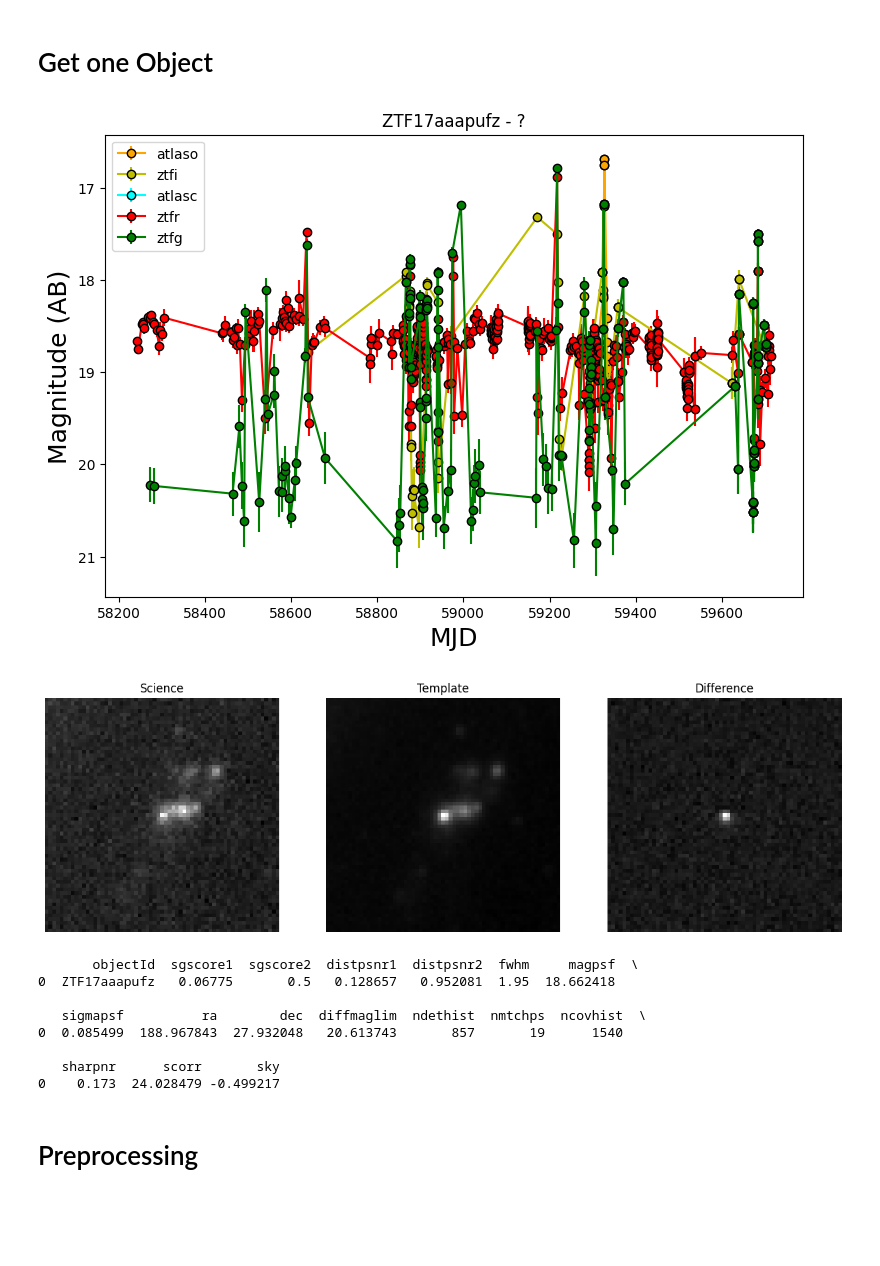
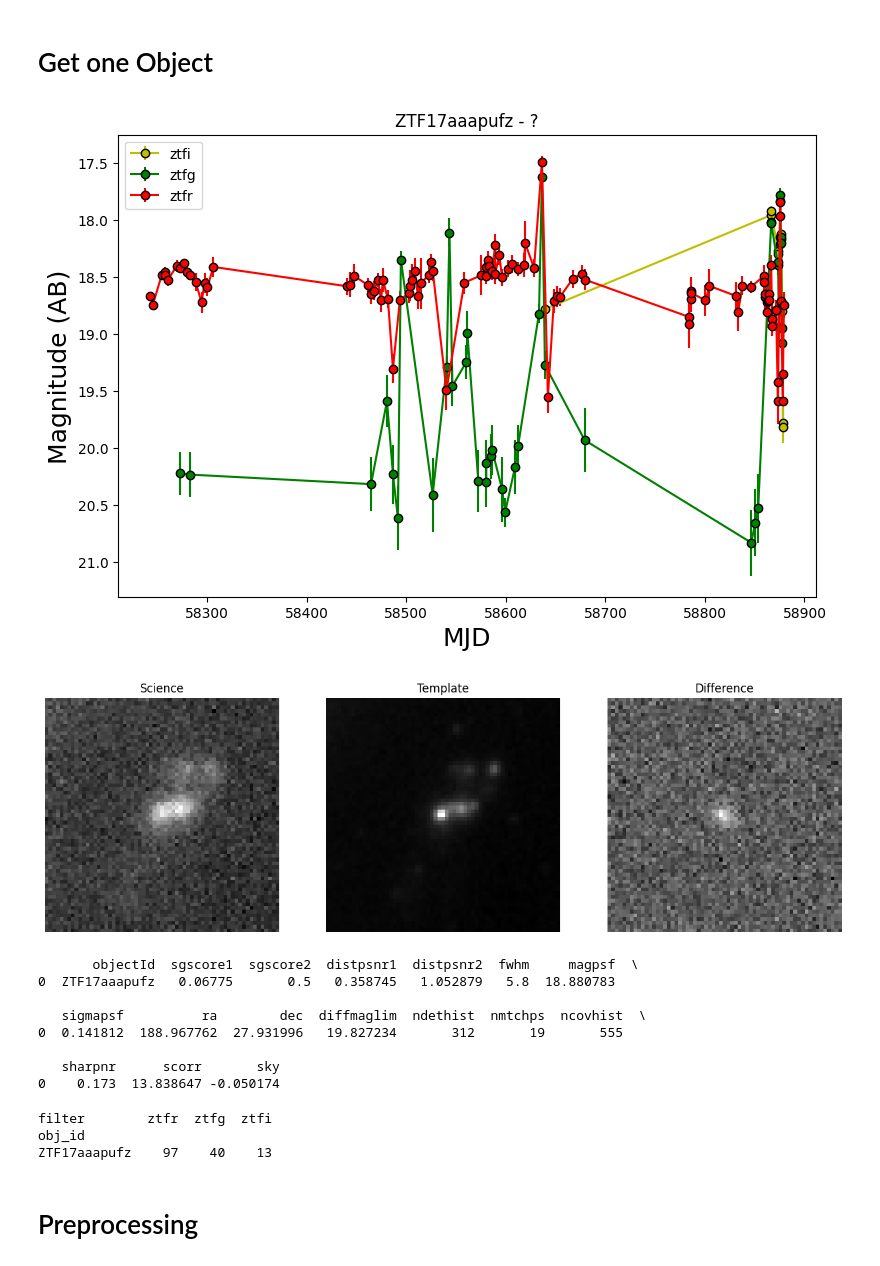
Before and after one commit to theobonzi/ML_skyportal, a Jupyter notebook: run_kowalski.ipynb, the cells around one changed output. Cells and saved outputs as stored; diff of their text form; code cells hidden in the pictures; blank space fills up the shorter version.

Commit message:
add plot, sn other

```diff
--- a/run_kowalski.ipynb
+++ b/run_kowalski.ipynb
@@ -25,5 +27,5 @@ importlib.reload(plot_evaluation)
 # %%
-path = 'data_kowalski/'
-kowalski.get_data_from_kowalski(nb_obj=20, dataDir=path)
+path = '/media/theob/E/ML_project_data/data_kowalski/'
+kowalski.get_data_from_kowalski(all=True, dataDir=path)
 # %% [output]
 Connected to Kowalski
@@ -53,16 +74,16 @@ photo_df, object_alerts = kowalski.load_kowalski_data(objIds[0], path)
 # %% [markdown]
 # Get one Object
 # %%
-one_photo, one_metadata, one_image, index = kowalski.get_data(photo_df, object_alerts, index=800)
+one_photo, one_metadata, one_image, index = kowalski.get_data(photo_df, object_alerts, index=300)
 plot_data.plot_all(one_photo, one_metadata, one_image)
 # %% [output]
-[figure, old version]
+[figure, new version]
-[figure, old version]
+[figure, new version]
        objectId  sgscore1  sgscore2  distpsnr1  distpsnr2  fwhm     magpsf  \
-0  ZTF17aaapufz   0.06775       0.5   0.128657   0.952081  1.95  18.662418
+0  ZTF17aaapufz   0.06775       0.5   0.358745   1.052879   5.8  18.880783
 
    sigmapsf          ra        dec  diffmaglim  ndethist  nmtchps  ncovhist  \
-0  0.085499  188.967843  27.932048   20.613743       857       19      1540
+0  0.141812  188.967762  27.931996   19.827234       312       19       555
 
    sharpnr      scorr       sky
-0    0.173  24.028479 -0.499217
+0    0.173  13.838647 -0.050174
@@ -69,3 +95,10 @@ plot_data.plot_all(one_photo, one_metadata, one_image)
+# %%
+result = count_points_by_filter(one_photo)
+print(result)
+# %% [output]
+filter        ztfr  ztfg  ztfi
+obj_id
+ZTF17aaapufz    97    40    13
 # %% [markdown]
 # Preprocessing
 # %%
```
Also changed, not shown: parts of 29 cells of this notebook, 6 other files.
